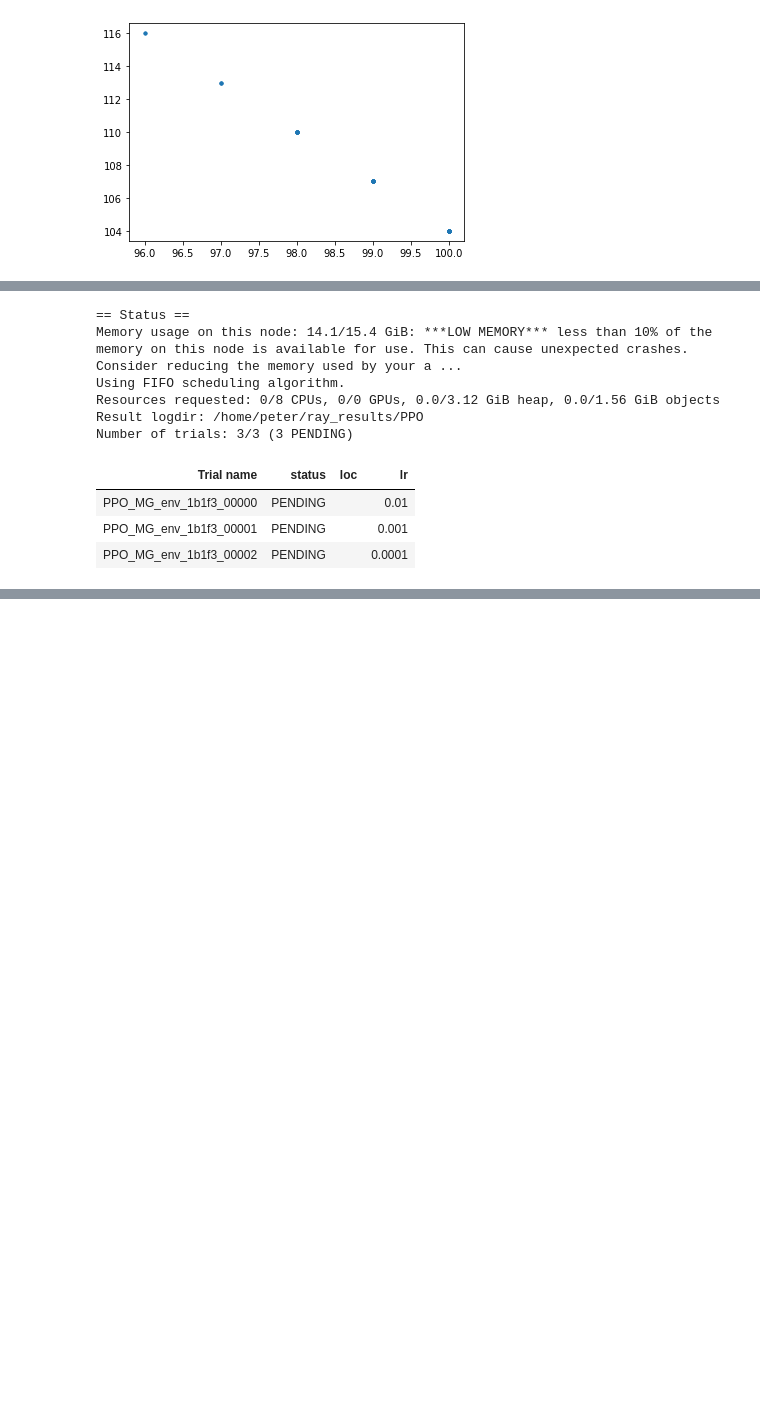
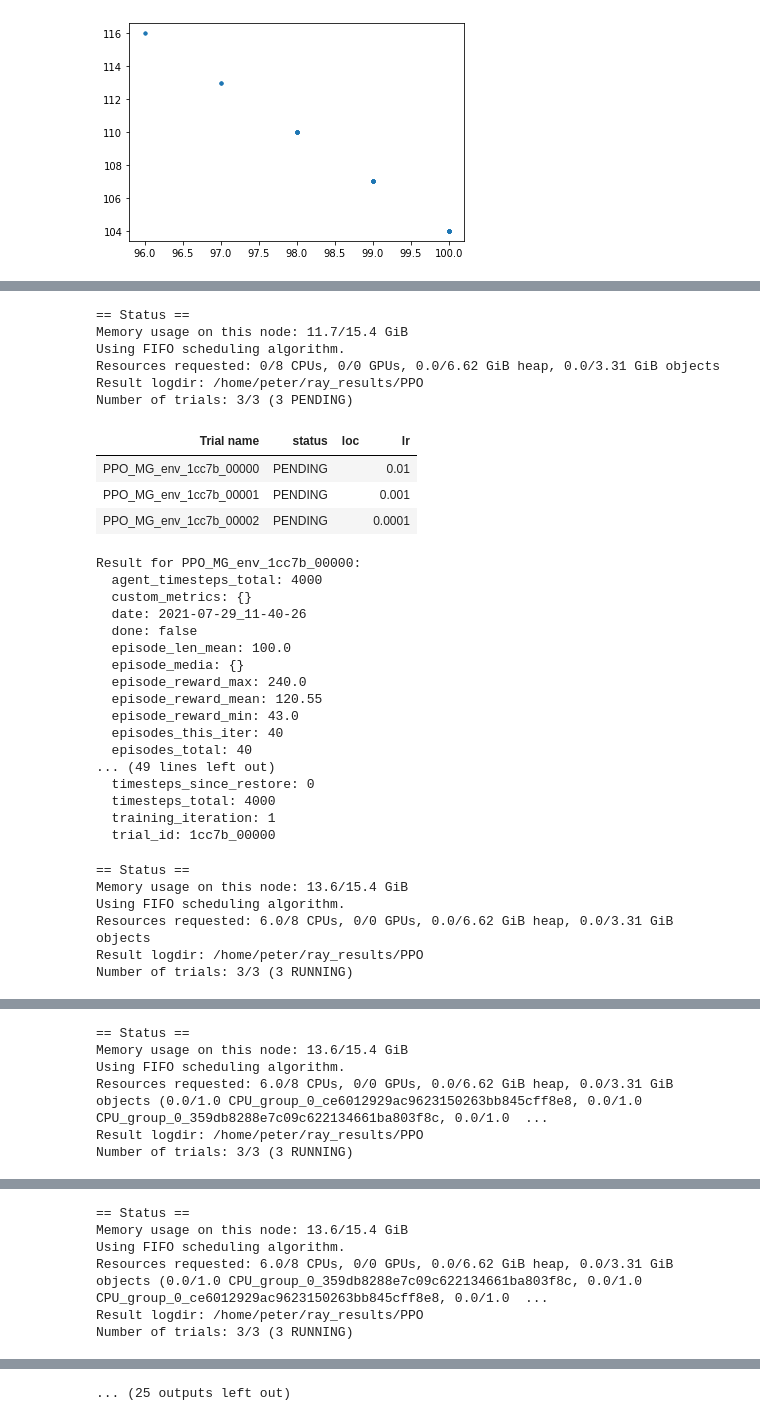
Before and after one commit to peterbarnettnz/rl-ipd, a Jupyter notebook: Ray_IPDs.ipynb, the cells around one changed output, grey strips where cells are left out. Cells and saved outputs as stored; diff of their text form; code cells hidden in the pictures; blank space fills up the shorter version.

Commit message:
getting tune running, playing with grid_search

```diff
--- a/Ray_IPDs.ipynb
+++ b/Ray_IPDs.ipynb
@@ -641,11 +779,30 @@ register_env('MG_env', lambda c: MatrixGameEnv_no_history())
 # %%
 trainer_config_ppo = DEFAULT_CONFIG_PPO.copy()
-trainer_config_ppo['num_workers'] = 3
+trainer_config_ppo['num_workers'] = 5
 trainer_config_ppo['num_sgd_iter'] = 20
 trainer_config_ppo['sgd_minibatch_size'] = 32
 # trainer_config_ppo['model']['fcnet_hiddens'] = [1024, 512,512, 256,256,32,8]
 trainer_config_ppo['model']['fcnet_hiddens'] = [256,256,32,8]
-trainer_config_ppo['lr'] =  0.001
+# trainer_config_ppo['model']['fcnet_hiddens'] = tune.grid_search([[32,16], [256, 32,16], [256, 256,32,16]])
+trainer_config_ppo['model']['use_lstm'] = False
+# trainer_config_ppo['lr'] =  tune.grid_search([0.01, 0.001, 0.0001])
 
-trainer_config_ppo['num_cpus_per_worker'] = 0
-# trainer_config_ppo['env'] = 'MG_env'
+# trainer_config_ppo['num_cpus_per_worker'] = 0
+trainer_config_ppo['env'] = 'MG_env'
+
+# trainer_config_ppo['num_gpus'] = 0
+# %%
+ray.init(ignore_reinit_error=True)
+tune.run(
+    "PPO",
+    stop={"training_iteration":10},
+
+    config=trainer_config_ppo,
+#     config={
+# #         "num_gpus": 0,
+# #         "num_workers": 1,
+# #         "lr": tune.grid_search([0.01, 0.001, 0.0001]),
+#         "config":trainer_config_ppo
+#     },
+#     verbose=0
+)
@@ -652,22 +897,45 @@ trainer_config_ppo['num_cpus_per_worker'] = 0
 # %%
 tune.run(
     "PPO",
-    stop={"episode_reward_mean": 200},
+    stop={"training_iteration":10},
     config={
         "env": "MG_env",
         "num_gpus": 0,
         "num_workers": 1,
-        "lr": tune.grid_search([0.01, 0.001, 0.0001]),
+        "lr": tune.grid_search([0.01, 0.001, 0.0001]),\\
     },
 )
 # %% [output]
 == Status ==
-Memory usage on this node: 14.1/15.4 GiB: ***LOW MEMORY*** less than 10% of the memory on this node is available for use. This can cause unexpected crashes. Consider reducing the memory used by your a ...
+Memory usage on this node: 11.7/15.4 GiB
 Using FIFO scheduling algorithm.
-Resources requested: 0/8 CPUs, 0/0 GPUs, 0.0/3.12 GiB heap, 0.0/1.56 GiB objects
+Resources requested: 0/8 CPUs, 0/0 GPUs, 0.0/6.62 GiB heap, 0.0/3.31 GiB objects
 Result logdir: /home/peter/ray_results/PPO
 Number of trials: 3/3 (3 PENDING)
 | Trial name | status | loc | lr |
-| PPO_MG_env_1b1f3_00000 | PENDING |  | 0.01 |
-| PPO_MG_env_1b1f3_00001 | PENDING |  | 0.001 |
-| PPO_MG_env_1b1f3_00002 | PENDING |  | 0.0001 |
+| PPO_MG_env_1cc7b_00000 | PENDING |  | 0.01 |
+| PPO_MG_env_1cc7b_00001 | PENDING |  | 0.001 |
+| PPO_MG_env_1cc7b_00002 | PENDING |  | 0.0001 |
+Result for PPO_MG_env_1cc7b_00000:
+  agent_timesteps_total: 4000
+  custom_metrics: {}
+  date: 2021-07-29_11-40-26
+  done: false
+  episode_len_mean: 100.0
+  episode_media: {}
+  episode_reward_max: 240.0
+  episode_reward_mean: 120.55
+  episode_reward_min: 43.0
+  episodes_this_iter: 40
+  episodes_total: 40
+... (49 lines left out)
+  timesteps_since_restore: 0
+  timesteps_total: 4000
+  training_iteration: 1
+  trial_id: 1cc7b_00000
+== Status ==
+Memory usage on this node: 13.6/15.4 GiB
+Using FIFO scheduling algorithm.
+Resources requested: 6.0/8 CPUs, 0/0 GPUs, 0.0/6.62 GiB heap, 0.0/3.31 GiB objects
+Result logdir: /home/peter/ray_results/PPO
+Number of trials: 3/3 (3 RUNNING)
@@ -673,0 +963,6 @@ Number of trials: 3/3 (3 PENDING)
+== Status ==
+Memory usage on this node: 13.6/15.4 GiB
+Using FIFO scheduling algorithm.
+Resources requested: 6.0/8 CPUs, 0/0 GPUs, 0.0/6.62 GiB heap, 0.0/3.31 GiB objects (0.0/1.0 CPU_group_0_ce6012929ac9623150263bb845cff8e8, 0.0/1.0 CPU_group_0_359db8288e7c09c622134661ba803f8c, 0.0/1.0  ...
+Result logdir: /home/peter/ray_results/PPO
+Number of trials: 3/3 (3 RUNNING)
@@ -673,0 +990,6 @@ Number of trials: 3/3 (3 PENDING)
+== Status ==
+Memory usage on this node: 13.6/15.4 GiB
+Using FIFO scheduling algorithm.
+Resources requested: 6.0/8 CPUs, 0/0 GPUs, 0.0/6.62 GiB heap, 0.0/3.31 GiB objects (0.0/1.0 CPU_group_0_359db8288e7c09c622134661ba803f8c, 0.0/1.0 CPU_group_0_ce6012929ac9623150263bb845cff8e8, 0.0/1.0  ...
+Result logdir: /home/peter/ray_results/PPO
+Number of trials: 3/3 (3 RUNNING)
@@ -673,0 +1017 @@ Number of trials: 3/3 (3 PENDING)
+... (25 outputs left out)
```
Also changed, not shown: parts of 18 cells of this notebook.
